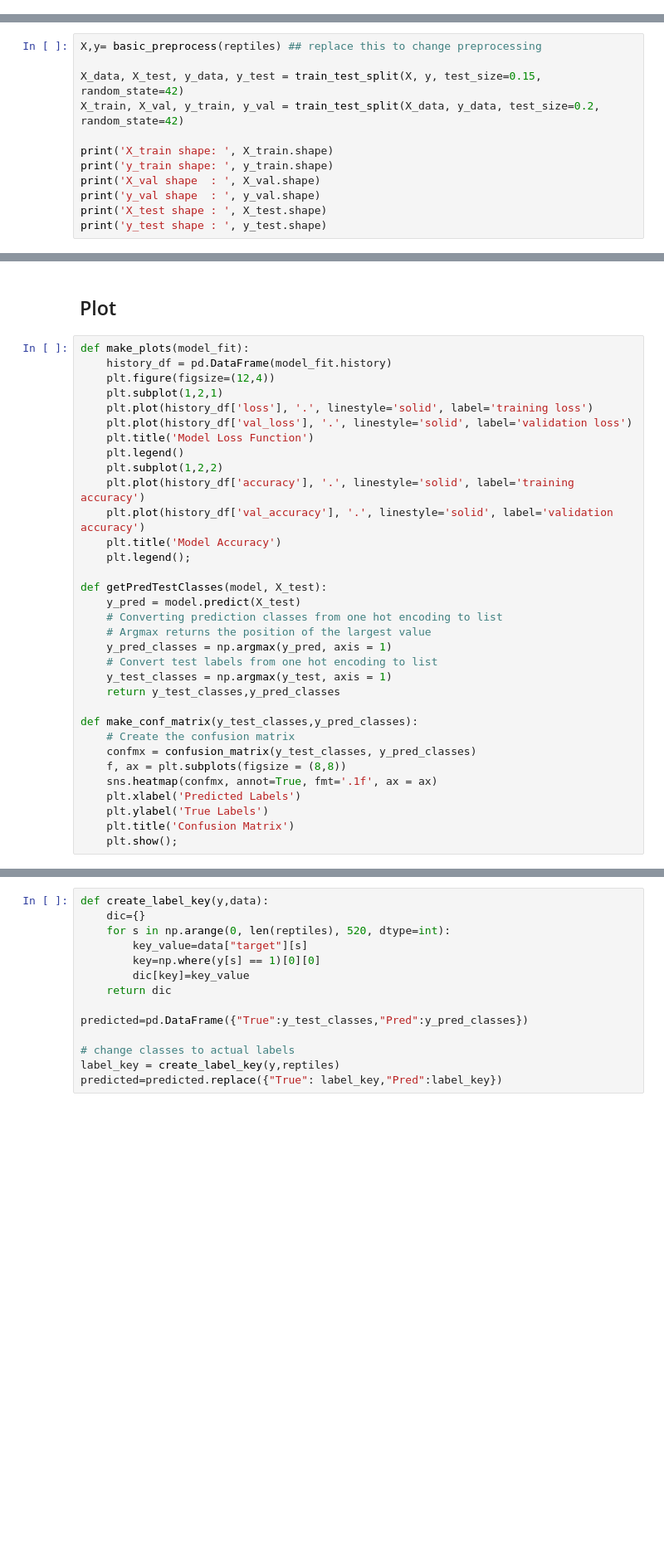
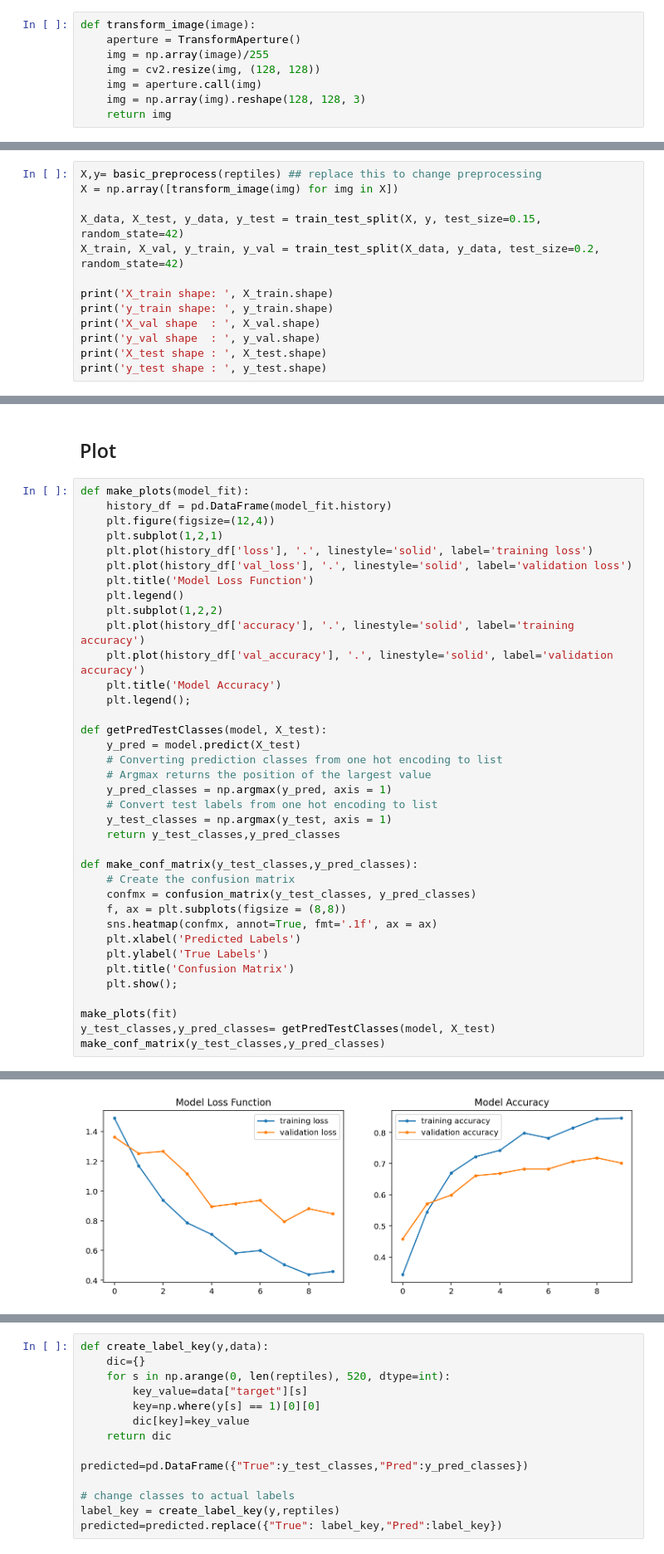
Before and after one commit to erikanfox/bme-reptile-identification, a Jupyter notebook: code/aperture.ipynb, the cells around one changed output, grey strips where cells are left out. Shown at 83% size. Drawn from its saved outputs; the diff is of its cells as text; blank space fills up the shorter version.

```diff
--- a/code/aperture.ipynb
+++ b/code/aperture.ipynb
@@ -105,0 +129,8 @@ def fit_model(X_train,y_train,X_val,y_val):
+# %%
+def transform_image(image):
+    aperture = TransformAperture()
+    img = np.array(image)/255
+    img = cv2.resize(img, (128, 128))
+    img = aperture.call(img)
+    img = np.array(img).reshape(128, 128, 3)
+    return img
@@ -106,5 +139,6 @@ def fit_model(X_train,y_train,X_val,y_val):
 # %%
 X,y= basic_preprocess(reptiles) ## replace this to change preprocessing
+X = np.array([transform_image(img) for img in X])
 
 X_data, X_test, y_data, y_test = train_test_split(X, y, test_size=0.15, random_state=42)
 X_train, X_val, y_train, y_val = train_test_split(X_data, y_data, test_size=0.2, random_state=42)
@@ -221,3 +233,8 @@ def make_conf_matrix(y_test_classes,y_pred_classes):
     plt.ylabel('True Labels')
     plt.title('Confusion Matrix')
     plt.show();
+
+make_plots(fit)
+y_test_classes,y_pred_classes= getPredTestClasses(model, X_test)
+make_conf_matrix(y_test_classes,y_pred_classes)
+# %% [output]
@@ -223,0 +242 @@ def make_conf_matrix(y_test_classes,y_pred_classes):
+[figure, added]
```
Also changed, not shown: parts of 20 cells of this notebook.
